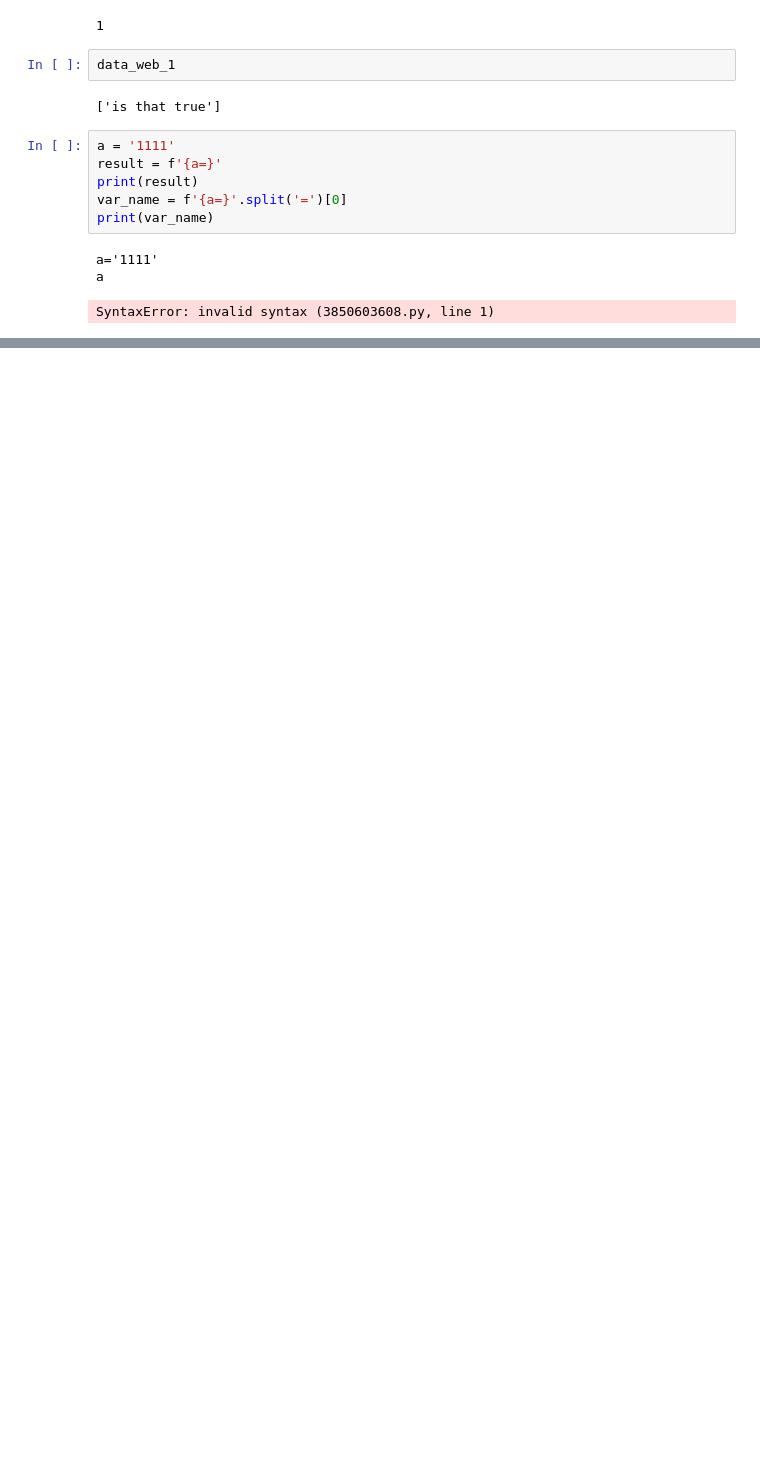
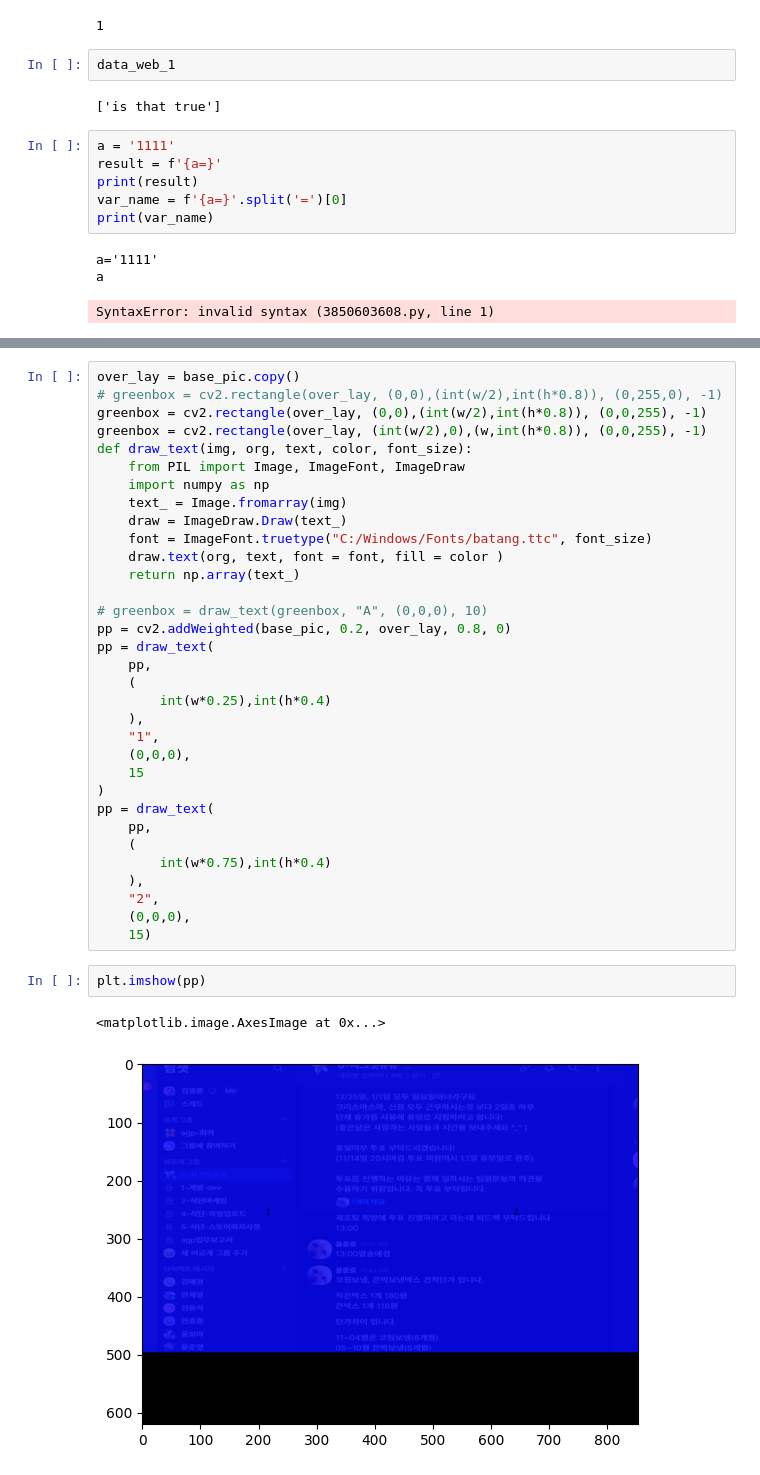
Before and after one commit to kikiru328/Manufacturing_System, a Jupyter notebook: webcams.ipynb, the cells around one changed output, grey strips where cells are left out. Cells and saved outputs as stored; diff of their text form; blank space fills up the shorter version.

```diff
--- a/webcams.ipynb
+++ b/webcams.ipynb
@@ -43,0 +206,38 @@ SyntaxError: invalid syntax (3850603608.py, line 1)
+# %%
+over_lay = base_pic.copy()
+# greenbox = cv2.rectangle(over_lay, (0,0),(int(w/2),int(h*0.8)), (0,255,0), -1)
+greenbox = cv2.rectangle(over_lay, (0,0),(int(w/2),int(h*0.8)), (0,0,255), -1)
+greenbox = cv2.rectangle(over_lay, (int(w/2),0),(w,int(h*0.8)), (0,0,255), -1)
+def draw_text(img, org, text, color, font_size):
+    from PIL import Image, ImageFont, ImageDraw
+    import numpy as np
+    text_ = Image.fromarray(img)
+    draw = ImageDraw.Draw(text_)
+    font = ImageFont.truetype("C:/Windows/Fonts/batang.ttc", font_size)
+    draw.text(org, text, font = font, fill = color )
+    return np.array(text_)
+
+# greenbox = draw_text(greenbox, "A", (0,0,0), 10)
+pp = cv2.addWeighted(base_pic, 0.2, over_lay, 0.8, 0)
+pp = draw_text(
+    pp,
+    (
+        int(w*0.25),int(h*0.4)
+    ),
+    "1",
+    (0,0,0),
+    15
+)
+pp = draw_text(
+    pp,
+    (
+        int(w*0.75),int(h*0.4)
+    ),
+    "2",
+    (0,0,0),
+    15)
+# %%
+plt.imshow(pp)
+# %% [output]
+<matplotlib.image.AxesImage at 0x...>
+[figure, added]
```
Also changed, not shown: parts of 12 cells of this notebook, 3 other files.
